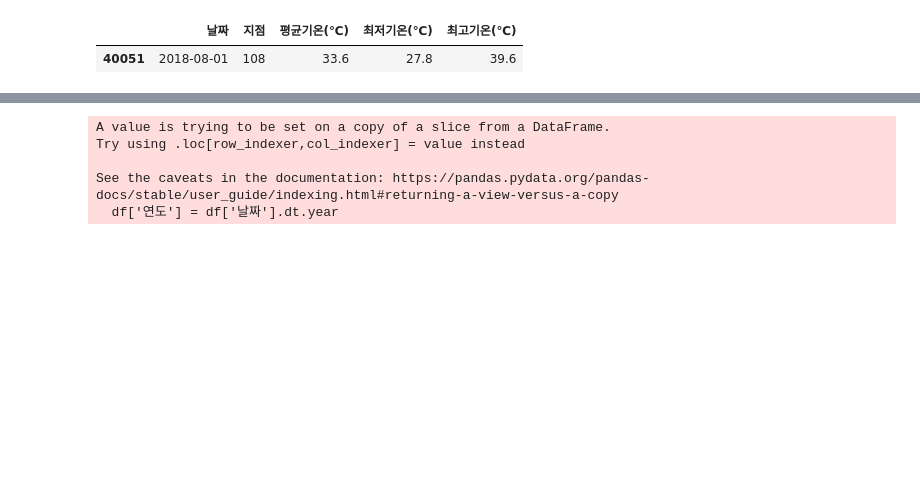
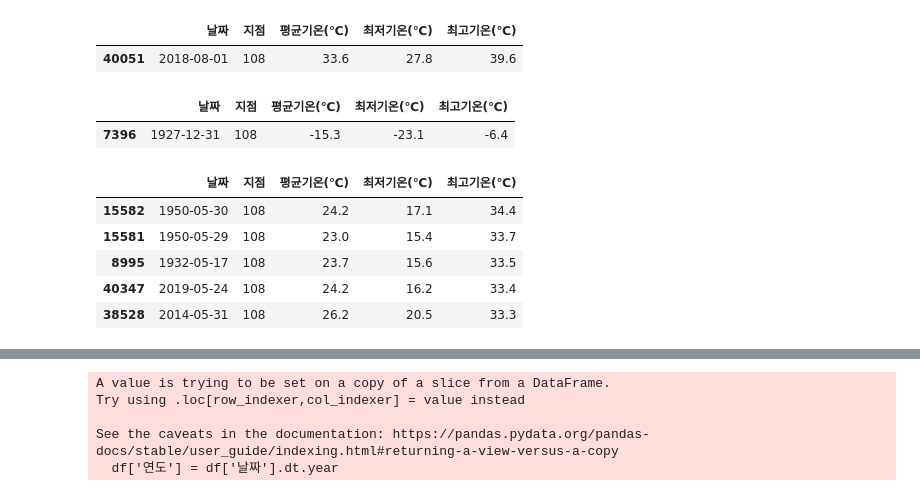
Before and after one commit to kgm423423/python, a Jupyter notebook: Workspace/da-packages/d_oandas_2.ipynb, the cells around one changed output, grey strips where cells are left out. Drawn from its saved outputs; the diff is of its cells as text; code cells hidden in the pictures; blank space fills up the shorter version.

```diff
--- a/Workspace/da-packages/d_oandas_2.ipynb
+++ b/Workspace/da-packages/d_oandas_2.ipynb
@@ -86,3 +86,30 @@ seoul_temp_df[max_temp_mask]
 # %% [output]
 |  | 날짜 | 지점 | 평균기온(℃) | 최저기온(℃) | 최고기온(℃) |
 | 40051 | 2018-08-01 | 108 | 33.6 | 27.8 | 39.6 |
+# %%
+# 최저기온을 찾고 최저기온 값과 같은 행 찾기
+
+min_temp = seoul_temp_df["최저기온(℃)"].min() # 최고기온 컬럼 값 중 최솟값 찾기
+min_temp_mask = seoul_temp_df["최저기온(℃)"] == min_temp
+seoul_temp_df[min_temp_mask]
+# %% [output]
+|  | 날짜 | 지점 | 평균기온(℃) | 최저기온(℃) | 최고기온(℃) |
+| 7396 | 1927-12-31 | 108 | -15.3 | -23.1 | -6.4 |
+# %%
+# 5월 달 중에 가장 추웠던 날과 더웠던 날 찾기
+
+seoul_temp_df.head()
+seoul_temp_df["날짜"].dtypes, type(seoul_temp_df["날짜"][0])
+
+may_mask = seoul_temp_df["날짜"].str.contains("-05-") # 날짜 컬럼의 각 행의 값 중 -05- 를 포함하면 True
+may_temp_df = seoul_temp_df[may_mask]
+
+sorted_may_df = may_temp_df.sort_values("최고기온(℃)", ascending=False)
+sorted_may_df.head(5)
+# %% [output]
+|  | 날짜 | 지점 | 평균기온(℃) | 최저기온(℃) | 최고기온(℃) |
+| 15582 | 1950-05-30 | 108 | 24.2 | 17.1 | 34.4 |
+| 15581 | 1950-05-29 | 108 | 23.0 | 15.4 | 33.7 |
+| 8995 | 1932-05-17 | 108 | 23.7 | 15.6 | 33.5 |
+| 40347 | 2019-05-24 | 108 | 24.2 | 16.2 | 33.4 |
+| 38528 | 2014-05-31 | 108 | 26.2 | 20.5 | 33.3 |
```
Also changed, not shown: parts of 5 cells of this notebook, 46 other files.
